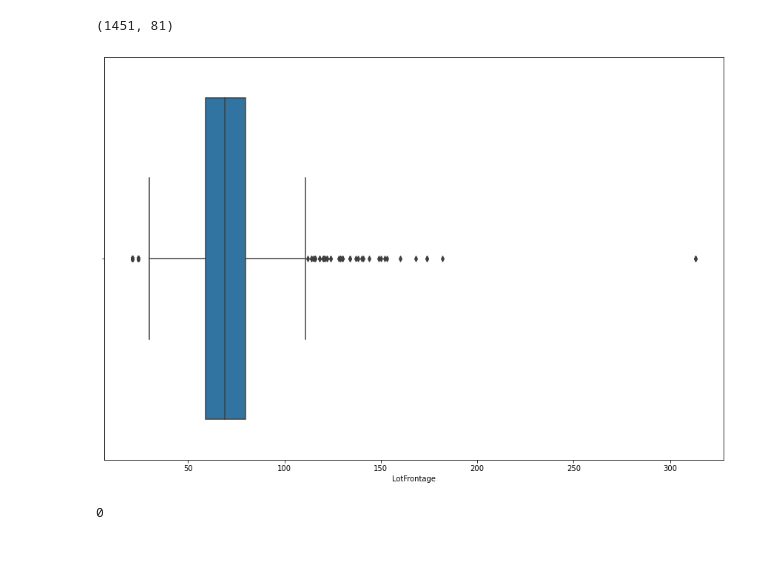
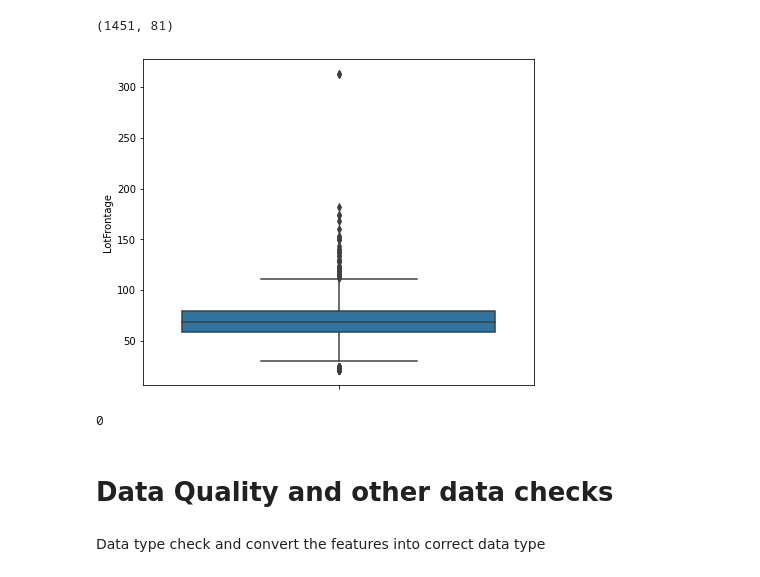
Before and after one commit to gautamjoshi1984/Advanced_Regression_Assignment, a Jupyter notebook: Advanced_Regression.ipynb, the cells around one changed output. Cells and saved outputs as stored; diff of their text form; code cells hidden in the pictures; blank space fills up the shorter version.

```diff
--- a/Advanced_Regression.ipynb
+++ b/Advanced_Regression.ipynb
@@ -69,7 +107,6 @@ missing_data
 # GarageFinish,GarageCond,GarageYrBlt,GarageQual,GarageType ---> NA ---> NoGarage
 # BsmtFinType2, BsmtExposure,BsmtFinType1,BsmtQual,BsmtCond ---> NA ---> NoBsmt
 
-
 df['Alley'].fillna('NoAlley',inplace = True)
 df['PoolQC'].fillna('NoPool',inplace = True)
 df['Fence'].fillna('NoFence',inplace = True)
@@ -77,7 +114,7 @@ df['MiscFeature'].fillna('NoMisc',inplace = True)
 df['FireplaceQu'].fillna('NoFirePlace',inplace = True)
 df['GarageFinish'].fillna('NoGarage',inplace = True)
 df['GarageCond'].fillna('NoGarage',inplace = True)
-df['GarageYrBlt'].fillna('NoGarage',inplace = True)
+df['GarageYrBlt'].fillna(0,inplace = True) #Since its a numerical feature
 df['GarageQual'].fillna('NoGarage',inplace = True)
 df['GarageType'].fillna('NoGarage',inplace = True)
 df['BsmtFinType2'].fillna('NoBsmt',inplace = True)
@@ -134,15 +171,14 @@ df.shape
 # %%
 #Now we have all the columns with non null values except LotFrontage, let's see what we can do with this column
 #Analyze the LotFrontage column
-df['LotFrontage'].describe()
-plt.figure(figsize=(15,10))
-sns.boxplot(df.LotFrontage)
+plt.figure(figsize=(7,6))
+sns.boxplot(y=df.LotFrontage)
 plt.show()
 
 #As we can see that there are some outliers in this variable, so let's replace the missing values in this field with the median
 #value
 # %% [output]
-[figure, old version]
+[figure, new version]
 # %%
 df['LotFrontage'].fillna(df['LotFrontage'].median(),inplace = True)
 # %%
@@ -150,3 +186,7 @@ df['LotFrontage'].isnull().sum()
 #So, now we dont have any missing values in the data
 # %% [output]
 0
+# %% [markdown]
+# Data Quality and other data checks
+# %% [markdown]
+Data type check and convert the features into correct data type
```
Also changed, not shown: parts of 90 cells of this notebook.
